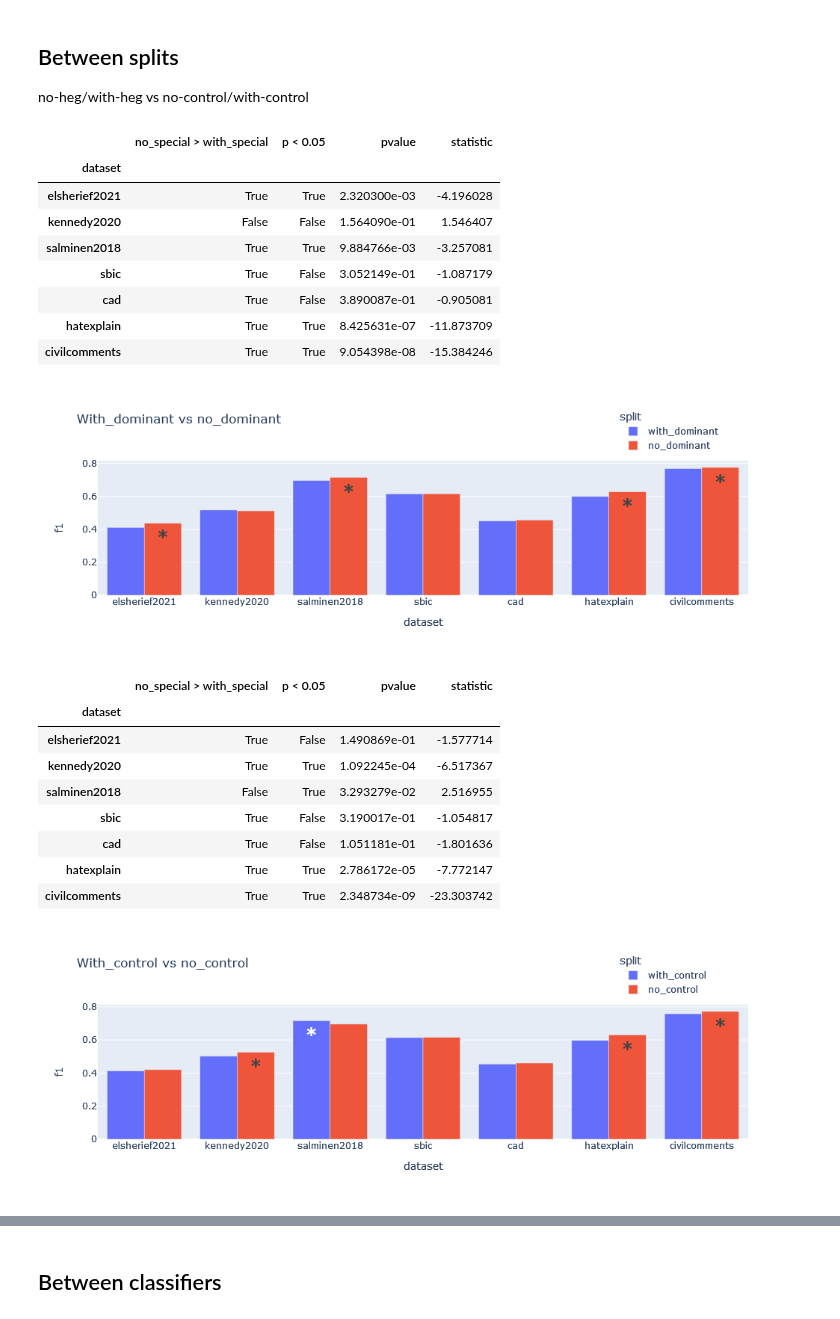
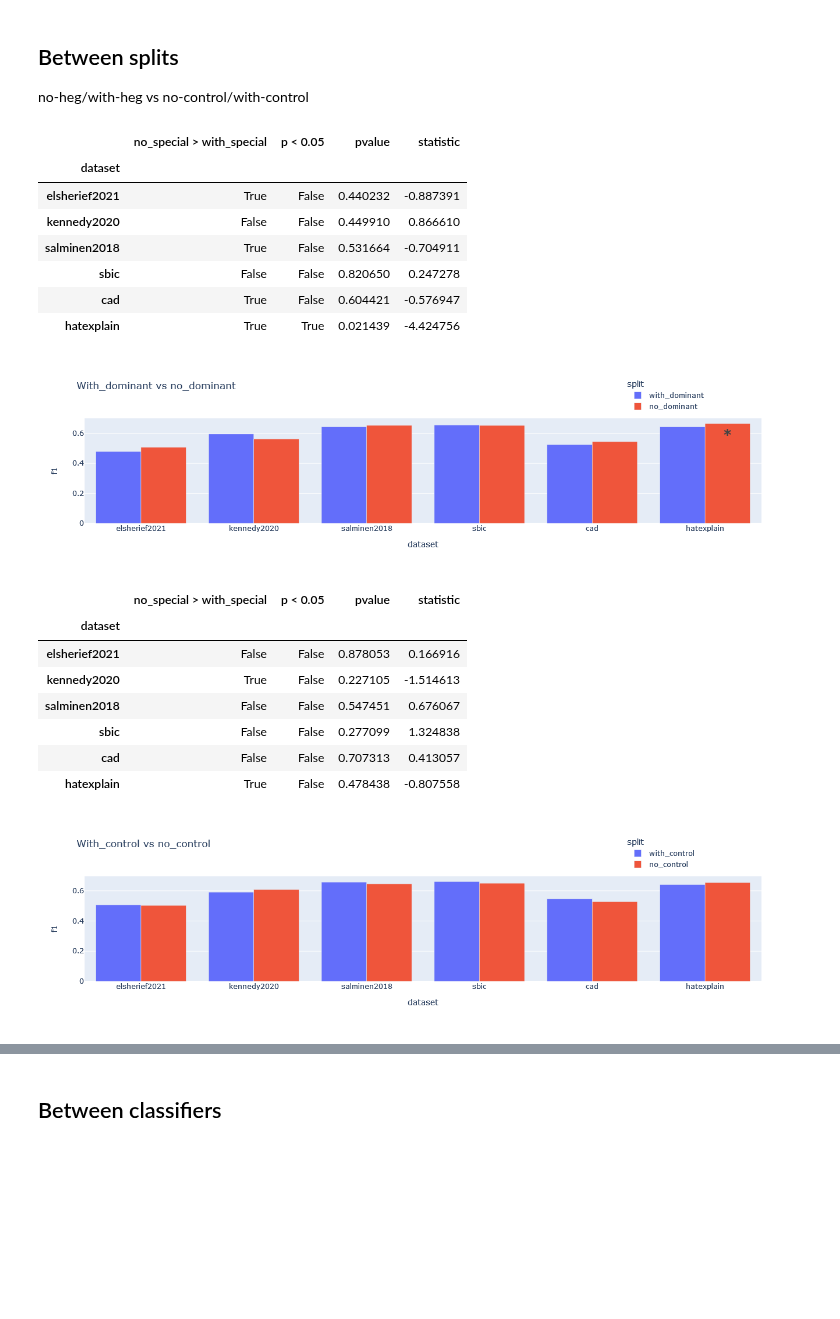
Before and after one commit to michaelmilleryoder/hate_speech_identities, a Jupyter notebook: jupyter/visualize_results.ipynb, the cells around one changed output, grey strips where cells are left out. Drawn from its saved outputs; the diff is of its cells as text; code cells hidden in the pictures; blank space fills up the shorter version.

```diff
--- a/jupyter/visualize_results.ipynb
+++ b/jupyter/visualize_results.ipynb
@@ -8,8 +8,8 @@ import pandas as pd
 import plotly.express as px
 from IPython.display import display
 
-clf_name = 'lr'
-cv_runs = 5
+clf_name = 'bert'
+cv_runs = 2
 
 titles = {'hegsplits': 'With_dominant vs no_dominant',
           'controlsplits': 'With_control vs no_control'}
@@ -21,52 +21,52 @@ for splits in ['hegsplits', 'controlsplits']:
     # Load scores
     scores_path = f'{name}_f1.csv'
     f1s = pd.read_csv(scores_path, index_col=0)
+    if 'dataset' not in f1s.columns:
+        f1s.reset_index(inplace=True)
     # display(f1s)
 
     # Load significance
     sigs_path = f'{name}_sigs.csv'
     sigs = pd.read_csv(sigs_path, index_col=0)
     display(sigs)
 
     # Add significant difference markers
     f1s = f1s.join(sigs, on='dataset')
     f1s['sig'] = [(split, better, sig) in [('no_special', True, True), ('with_special', False, True)] for (split, better, sig) in zip(
         f1s['split'], f1s['no_special > with_special'], f1s['p < 0.05'])]
     f1s['sig*'] = f1s.sig.map(lambda x: '<b>*</b>' if x else '')
     # display(f1s)
 
     # Plot
     if splits == 'hegsplits':
         f1s = f1s.replace('with_special', 'with_dominant').replace('no_special', 'no_dominant')
     elif splits == 'controlsplits':
         f1s = f1s.replace('with_special', 'with_control').replace('no_special', 'no_control')
     fig = px.bar(f1s, x='dataset', y='f1', color='split', barmode='group', title=titles[splits], text='sig*')
     fig.update_layout(legend=dict(
         yanchor='top',
         y=1.4,
         xanchor='left',
         x=0.8
     ))
     fig.update_traces(textfont_size=24)
     fig.show()
 # %% [output]
 |  | no_special > with_special | p < 0.05 | pvalue | statistic |
 | dataset |  |  |  |  |
-| elsherief2021 | True | True | 2.320300e-03 | -4.196028 |
-| kennedy2020 | False | False | 1.564090e-01 | 1.546407 |
-| salminen2018 | True | True | 9.884766e-03 | -3.257081 |
-| sbic | True | False | 3.052149e-01 | -1.087179 |
-| cad | True | False | 3.890087e-01 | -0.905081 |
-| hatexplain | True | True | 8.425631e-07 | -11.873709 |
-| civilcomments | True | True | 9.054398e-08 | -15.384246 |
+| elsherief2021 | True | False | 0.440232 | -0.887391 |
+| kennedy2020 | False | False | 0.449910 | 0.866610 |
+| salminen2018 | True | False | 0.531664 | -0.704911 |
+| sbic | False | False | 0.820650 | 0.247278 |
+| cad | True | False | 0.604421 | -0.576947 |
+| hatexplain | True | True | 0.021439 | -4.424756 |
-[figure, old version]
+[figure, new version]
 |  | no_special > with_special | p < 0.05 | pvalue | statistic |
 | dataset |  |  |  |  |
-| elsherief2021 | True | False | 1.490869e-01 | -1.577714 |
-| kennedy2020 | True | True | 1.092245e-04 | -6.517367 |
-| salminen2018 | False | True | 3.293279e-02 | 2.516955 |
-| sbic | True | False | 3.190017e-01 | -1.054817 |
-| cad | True | False | 1.051181e-01 | -1.801636 |
-| hatexplain | True | True | 2.786172e-05 | -7.772147 |
-| civilcomments | True | True | 2.348734e-09 | -23.303742 |
+| elsherief2021 | False | False | 0.878053 | 0.166916 |
+| kennedy2020 | True | False | 0.227105 | -1.514613 |
+| salminen2018 | False | False | 0.547451 | 0.676067 |
+| sbic | False | False | 0.277099 | 1.324838 |
+| cad | False | False | 0.707313 | 0.413057 |
+| hatexplain | True | False | 0.478438 | -0.807558 |
-[figure, old version]
+[figure, new version]
```
Also changed, not shown: parts of 1 cell of this notebook, 3 other files.
